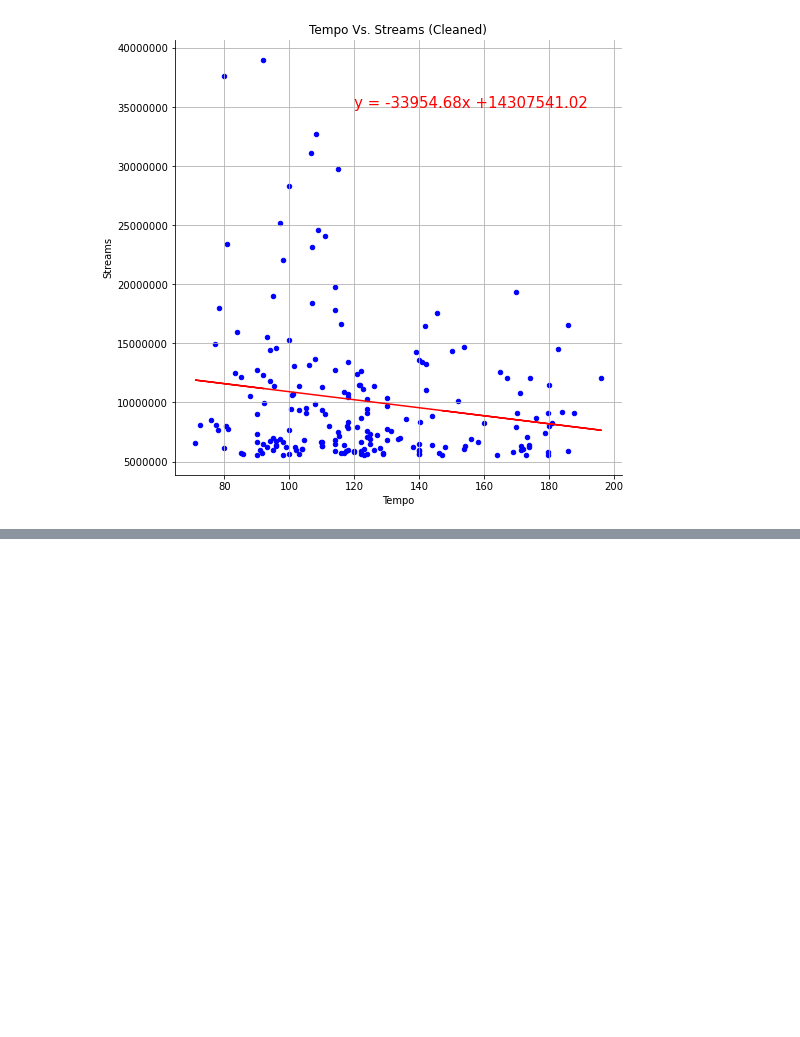
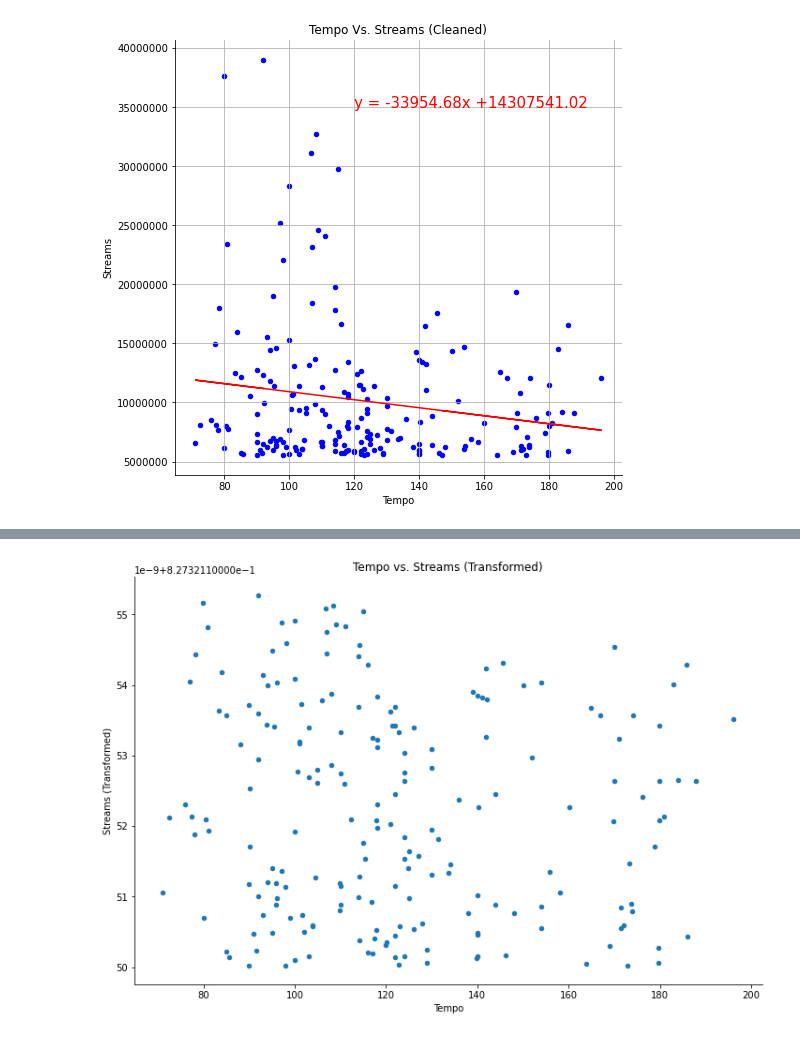
Before and after one commit to mbruns13/project_1_spotify, a Jupyter notebook: song_data_sydney.ipynb, the cells around one changed output, grey strips where cells are left out. Saved outputs shown, nothing was run; the diff lists cells and outputs as text; code cells hidden in the pictures; blank space fills up the shorter version.

```diff
--- a/song_data_sydney.ipynb
+++ b/song_data_sydney.ipynb
@@ -297,0 +347,16 @@ The r-squared value is: 0.029149040040547997
+# %%
+#plot transformed stream data against tempo to see if there's any correlation
+
+new_df.plot.scatter(x = 'tempo', y = 'transformed')
+
+plt.xlabel('Tempo')
+plt.ylabel('Streams (Transformed)')
+plt.title('Tempo vs. Streams (Transformed)')
+
+#save the graph to the images folder
+plt.savefig('images/Tempo_vs_Streams(Transformed)')
+
+#display the graph
+plt.show()
+# %% [output]
+[figure, added]
```
Also changed, not shown: parts of 6 cells of this notebook, 2 other files.
